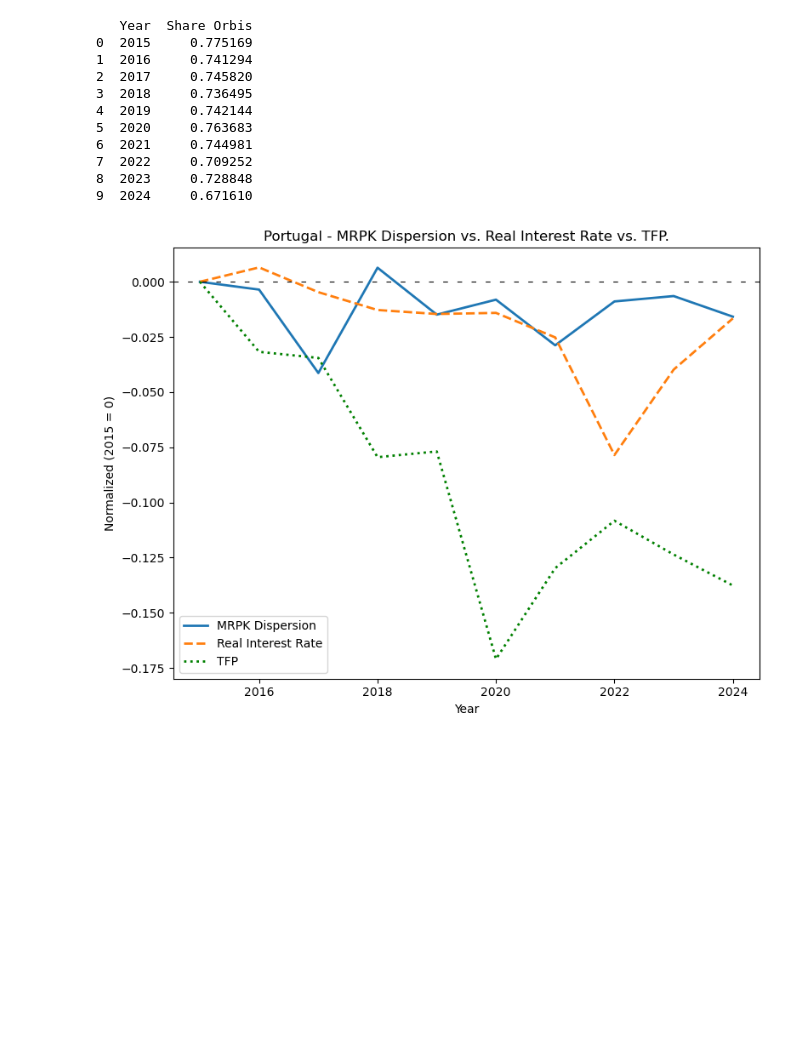
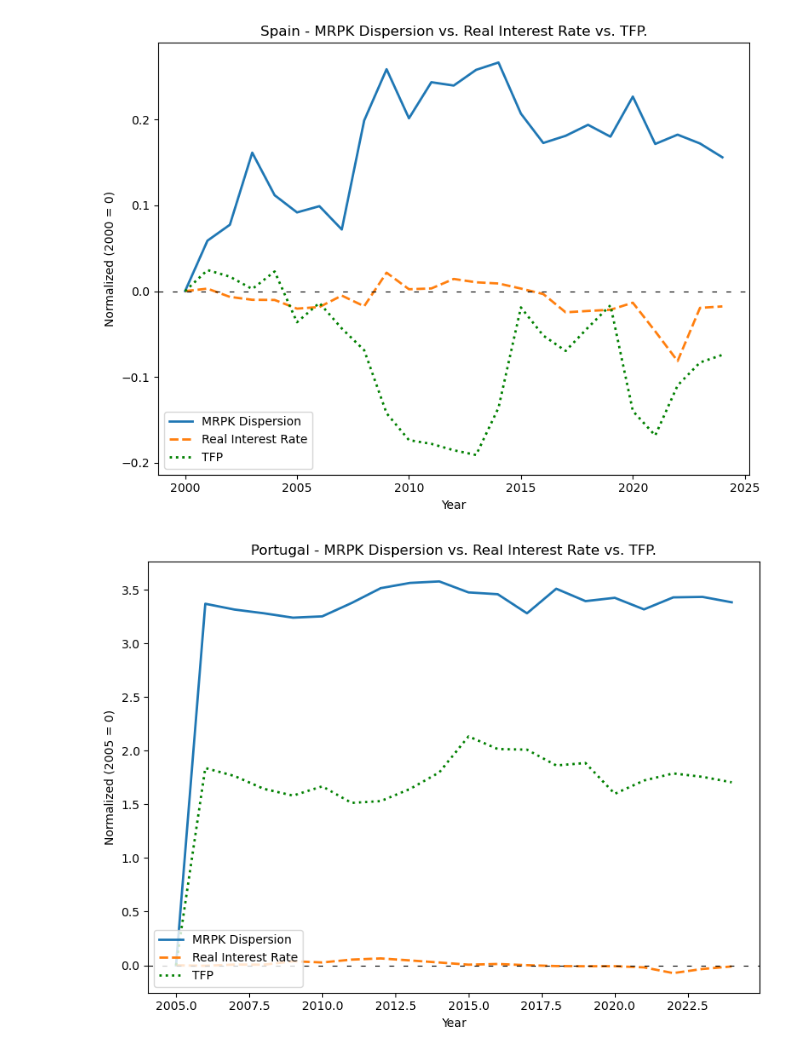
Before and after one commit to CurdinLieberherr/Master-Thesis, a Jupyter notebook: main.ipynb, the cells around one changed output. Drawn from its saved outputs; the diff is of its cells as text; code cells hidden in the pictures; blank space fills up the shorter version.

Commit message:
Add more Eurostats Data to compare

```diff
--- a/main.ipynb
+++ b/main.ipynb
@@ -29,20 +29,13 @@ fig  = spain.plot_mrpk_tfp_realrate()
+# %%
+fig  = fullspain.plot_mrpk_tfp_realrate()
+# %% [output]
+[figure, added]
 # %%
-portugal = MisallocationAnalysis('Portugal')
-print(portugal.compare_df_eurostats())
+portugal = MisallocationAnalysis('Portugal', start = 2000, end=2024)
+portugal.compare_df_eurostats()
 fig = portugal.plot_mrpk_tfp_realrate()
 # %% [output]
-   Year  Share Orbis
-0  2015     0.775169
-1  2016     0.741294
-2  2017     0.745820
-3  2018     0.736495
-4  2019     0.742144
-5  2020     0.763683
-6  2021     0.744981
-7  2022     0.709252
-8  2023     0.728848
-9  2024     0.671610
-[figure, old version]
+[figure, new version]
 # %%
 italy = MisallocationAnalysis('Italy')
 print(italy.compare_df_eurostats())
```
Also changed, not shown: parts of 8 cells of this notebook, 13 other files.
